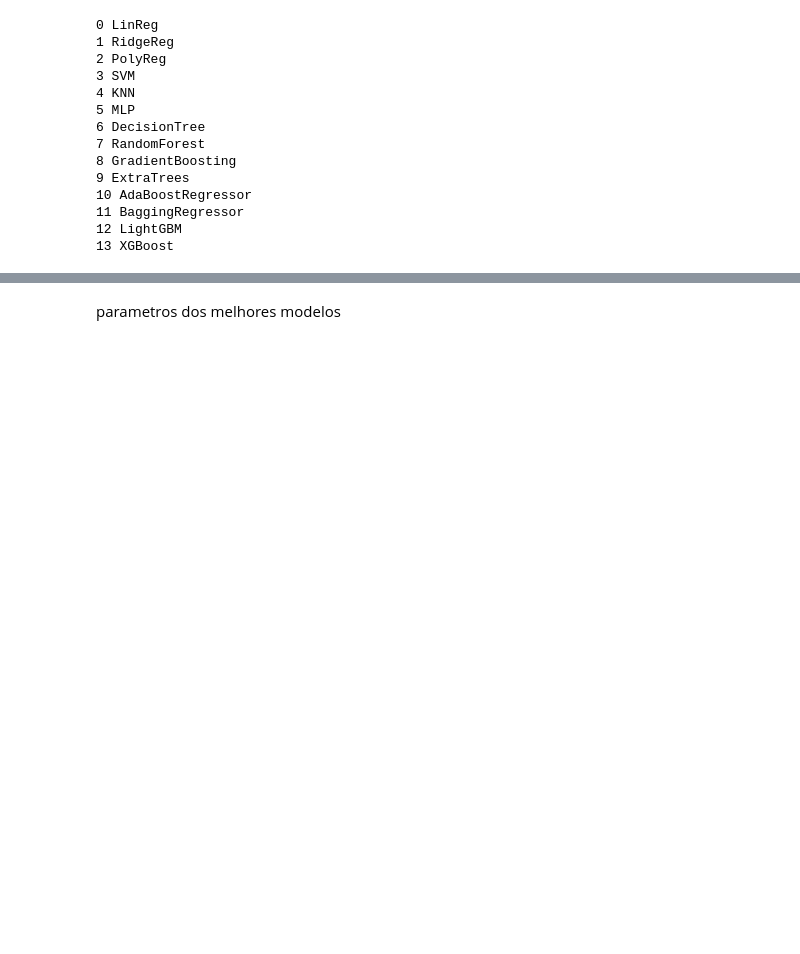
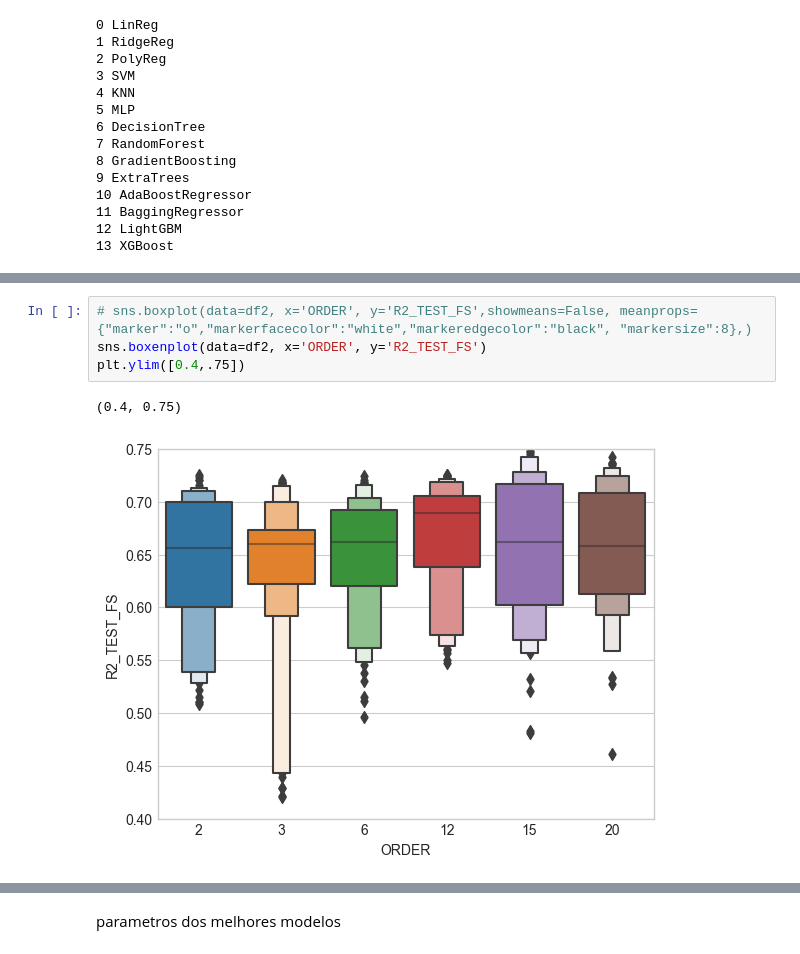
Before and after one commit to prj-phcp/SYSID_Trabalho, a Jupyter notebook: Volve-Dataset/decomposition.MISO.W1_V1.ipynb, the cells around one changed output, grey strips where cells are left out. Saved outputs shown, nothing was run; the diff lists cells and outputs as text; blank space fills up the shorter version.

```diff
--- a/Volve-Dataset/decomposition.MISO.W1_V1.ipynb
+++ b/Volve-Dataset/decomposition.MISO.W1_V1.ipynb
@@ -655,0 +738,7 @@ pass;
+# %%
+# sns.boxplot(data=df2, x='ORDER', y='R2_TEST_FS',showmeans=False, meanprops={"marker":"o","markerfacecolor":"white","markeredgecolor":"black", "markersize":8},)
+sns.boxenplot(data=df2, x='ORDER', y='R2_TEST_FS')
+plt.ylim([0.4,.75])
+# %% [output]
+(0.4, 0.75)
+[figure, added]
```
Also changed, not shown: parts of 81 cells of this notebook, 1 other file.
